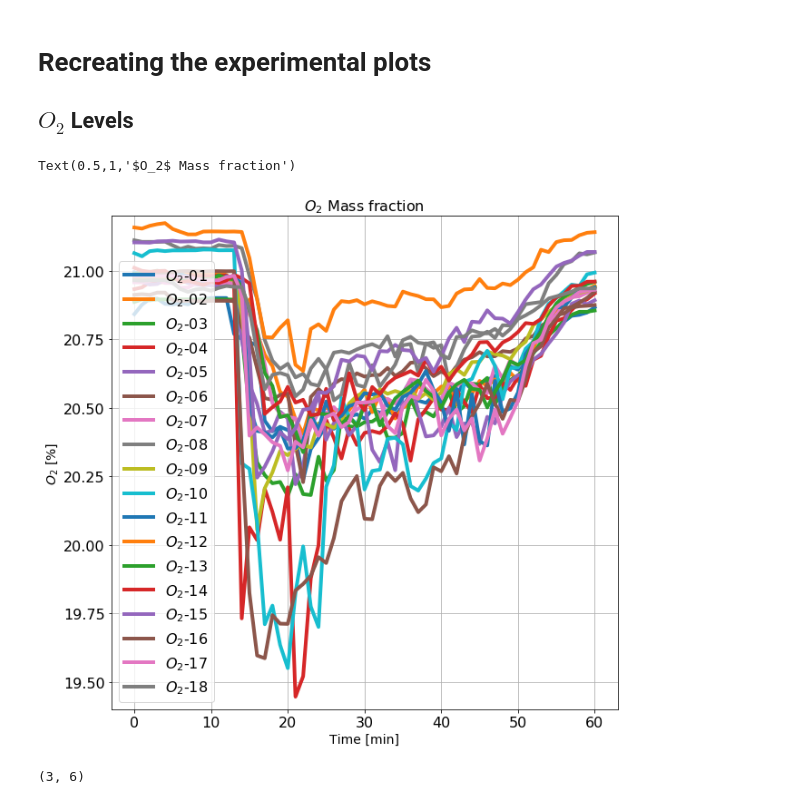
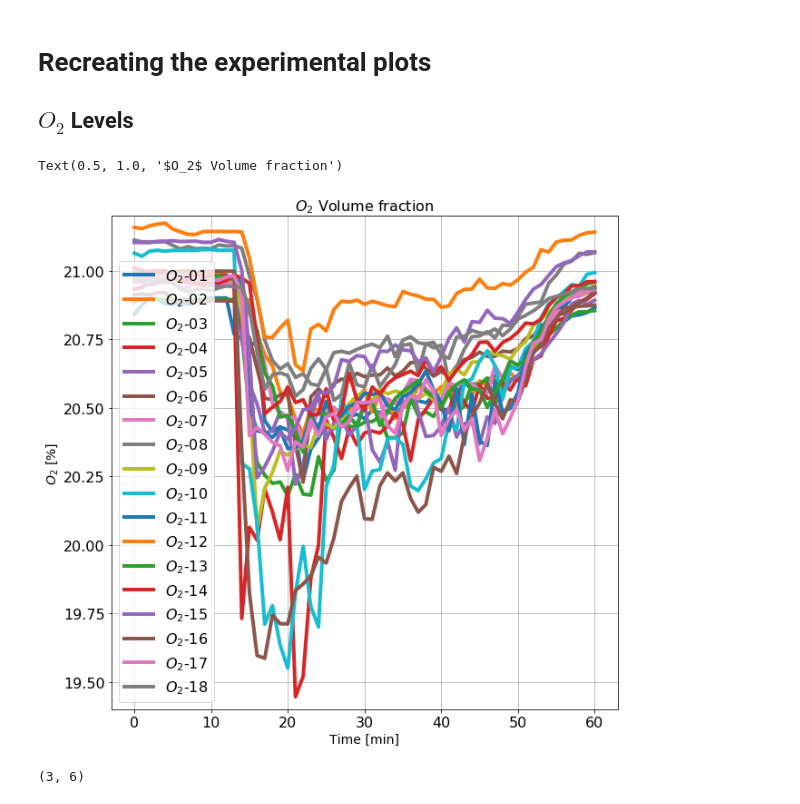
Before and after one commit to sercharpak/NFS_P3, a Jupyter notebook: NFS_P3_Comparison.ipynb, the cells around one changed output. Cells and saved outputs as stored; diff of their text form; code cells hidden in the pictures.

Commit message:
Corrected the volume fraction. Now need to correct the node ordering

```diff
--- a/NFS_P3_Comparison.ipynb
+++ b/NFS_P3_Comparison.ipynb
@@ -56,20 +56,20 @@ x_values = oxigen_data['Time [min]']
 # %%
 fig = plt.figure(figsize=(10,10))
 for i in range(1,oxigen_data.shape[1]):
     header = oxigen_data.columns[i]
     oxigen_values = oxigen_data[header]
     header = r'$O_2$'+header[2:]
     plt.plot(x_values, oxigen_values, label=r''+header, linewidth =4)
 plt.ylabel(r'$O_2$ [%]',fontsize='14')
 plt.xlabel(r'Time [min]',fontsize='14')
 plt.tick_params(labelsize=16)
 plt.legend(fontsize='16')
 plt.grid()
 plt.ylim(19.4,21.2)
-plt.title(r'$O_2$ Mass fraction', fontsize='16')
+plt.title(r'$O_2$ Volume fraction', fontsize='16')
 # %% [output]
-Text(0.5,1,'$O_2$ Mass fraction')
+Text(0.5, 1.0, '$O_2$ Volume fraction')
-[figure, old version]
+[figure, new version]
 # %%
 detectors = np.arange(18)+1
 levels = np.array([detectors[:6],detectors[6:12],detectors[12:]])
```
Also changed, not shown: parts of 3 cells of this notebook.
